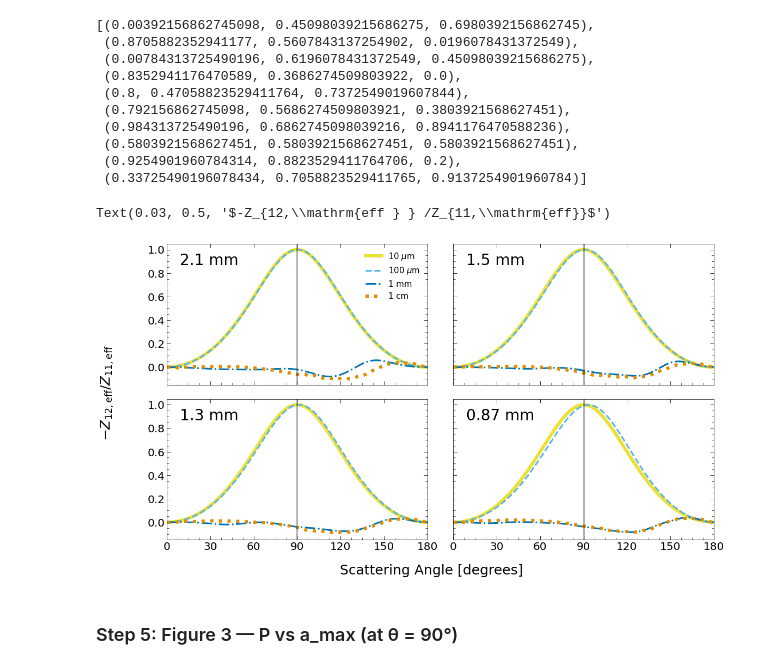
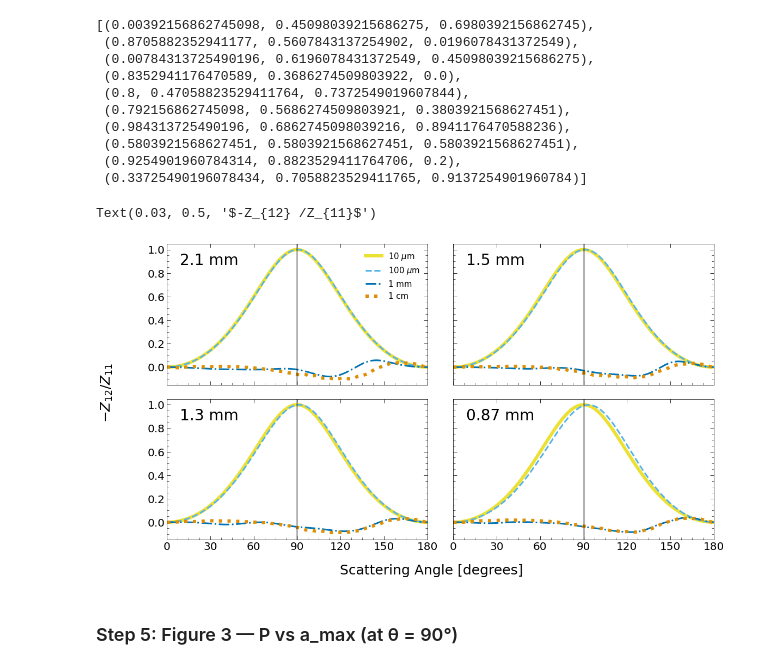
Before and after one commit to audreyburggraf/MastersThesis, a Jupyter notebook: PLOTTING C29 989/DUST MODEL NOTEBOOKS/recreate_kataoka_with_DSHARP_my_bands_optimized.ipynb, the cells around one changed output. Drawn from its saved outputs; the diff is of its cells as text; code cells hidden in the pictures.

Commit message:
Adding some figures

```diff
--- a/PLOTTING C29 989/DUST MODEL NOTEBOOKS/recreate_kataoka_with_DSHARP_my_bands_optimized.ipynb
+++ b/PLOTTING C29 989/DUST MODEL NOTEBOOKS/recreate_kataoka_with_DSHARP_my_bands_optimized.ipynb
@@ -877,36 +877,36 @@ for j, ax in enumerate(flat_axes):
 
     ax.set_ylim(-0.15, 1.05)
 
 fig.subplots_adjust(
     wspace=0.1,  # horizontal space
     hspace=0.1   # vertical space
 )
 
 
 fig.supxlabel(
 r"Scattering Angle [degrees]",
 fontsize = 25,
 y=0.03
 )
 
 fig.supylabel(
-r"$-Z_{12,\mathrm{eff } } /Z_{11,\mathrm{eff}}$",
+r"$-Z_{12} /Z_{11}$",
 fontsize = 25,
 x=0.03
 )
 
 # plt.savefig(writeup_image_folder_path + '/DustModels/'+ "Kataoka2015Fig2_grid.pdf",
 #             dpi=300,
 #             bbox_inches='tight')
 
 
 
 # plt.savefig(slideshow_image_folder_path + '/DustModels/'+ "Kataoka2015Fig2.jpeg",
 #             dpi=500,
 #             bbox_inches='tight')
 # %% [output]
-Text(0.03, 0.5, '$-Z_{12,\\mathrm{eff } } /Z_{11,\\mathrm{eff}}$')
+Text(0.03, 0.5, '$-Z_{12} /Z_{11}$')
-[figure, old version]
+[figure, new version]
 # %% [markdown]
 ### Step 5: Figure 3 — P vs a_max (at θ = 90°)
 # %%
```
Also changed, not shown: 17 other files.
